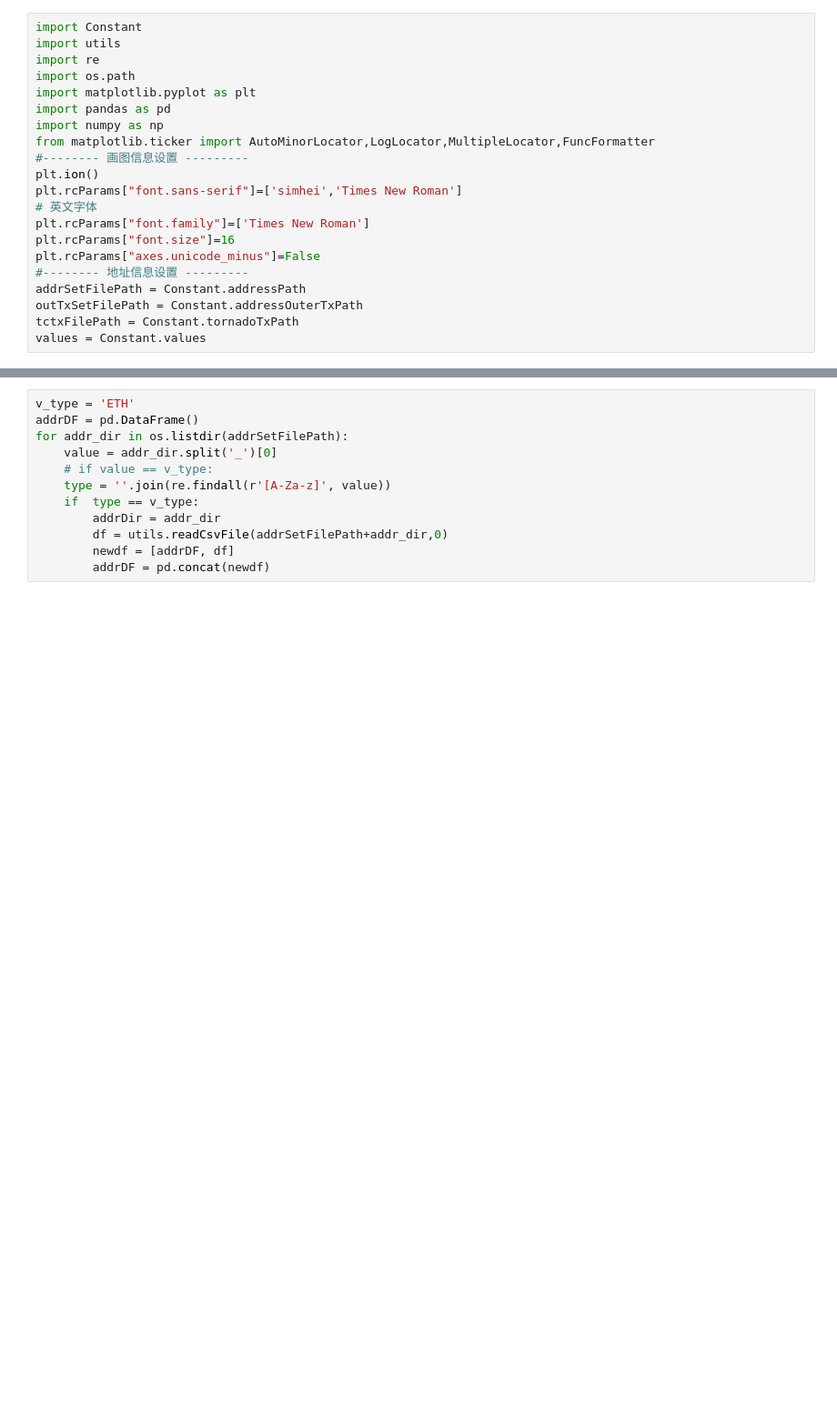
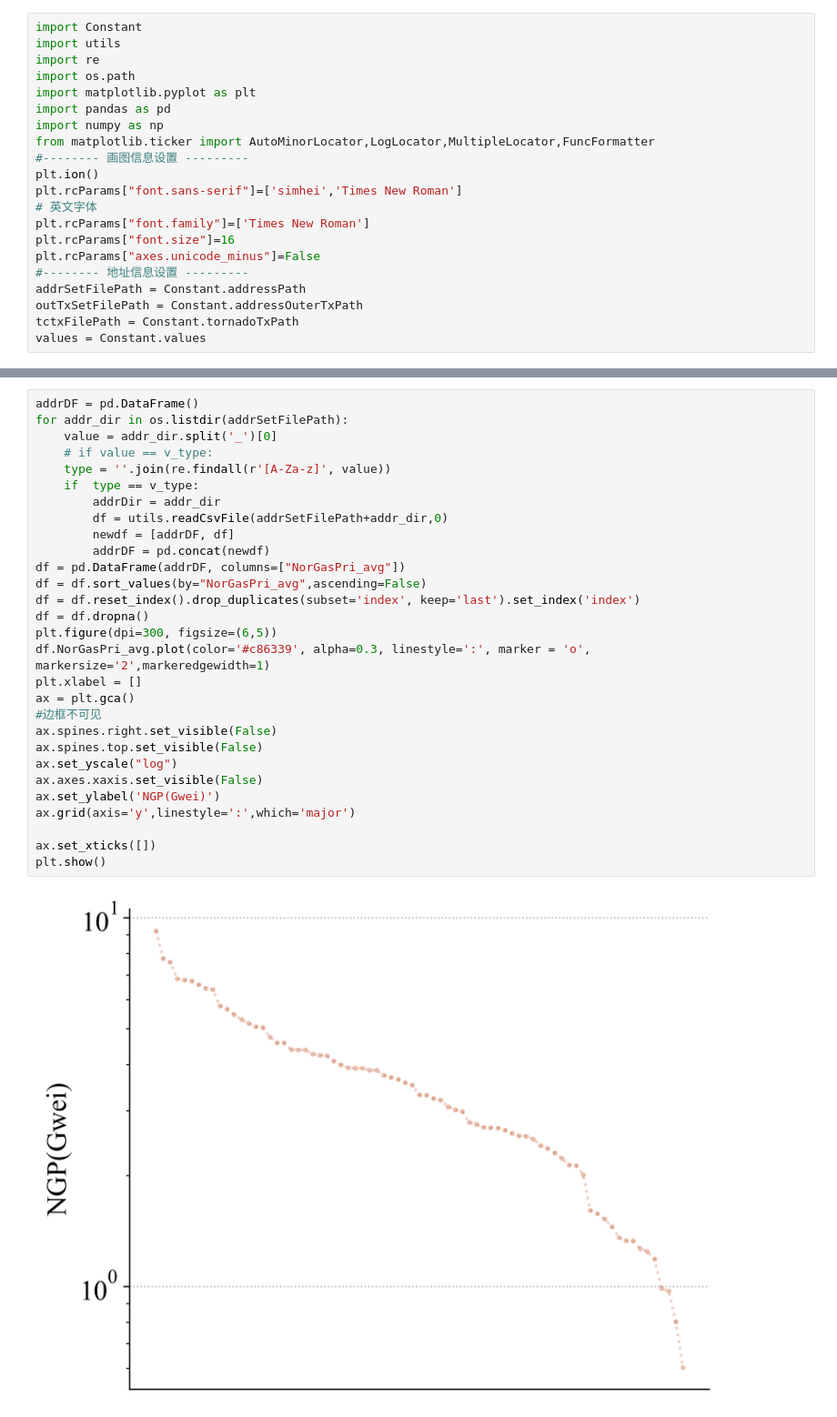
Before and after one commit to Cagayake-1/TornadoCluster, a Jupyter notebook: AprioriDataPre.ipynb, the cells around one changed output, grey strips where cells are left out. Shown: that part at 91% size. Cells and saved outputs as stored; diff of their text form; blank space fills up the shorter version.

```diff
--- a/AprioriDataPre.ipynb
+++ b/AprioriDataPre.ipynb
@@ -265,13 +218,32 @@ f.close()
 # %%
-v_type = 'ETH'
 addrDF = pd.DataFrame()
 for addr_dir in os.listdir(addrSetFilePath):
     value = addr_dir.split('_')[0]
     # if value == v_type:
     type = ''.join(re.findall(r'[A-Za-z]', value))
     if  type == v_type:
         addrDir = addr_dir
         df = utils.readCsvFile(addrSetFilePath+addr_dir,0)
         newdf = [addrDF, df]
         addrDF = pd.concat(newdf)
+df = pd.DataFrame(addrDF, columns=["NorGasPri_avg"])
+df = df.sort_values(by="NorGasPri_avg",ascending=False)
+df = df.reset_index().drop_duplicates(subset='index', keep='last').set_index('index')
+df = df.dropna()
+plt.figure(dpi=300, figsize=(6,5))
+df.NorGasPri_avg.plot(color='#c86339', alpha=0.3, linestyle=':', marker = 'o', markersize='2',markeredgewidth=1)
+plt.xlabel = []
+ax = plt.gca()
+#边框不可见
+ax.spines.right.set_visible(False)
+ax.spines.top.set_visible(False)
+ax.set_yscale("log")
+ax.axes.xaxis.set_visible(False)
+ax.set_ylabel('NGP(Gwei)')
+ax.grid(axis='y',linestyle=':',which='major')
+
+ax.set_xticks([])
+plt.show()
+# %% [output]
+[figure, added]
 # %%
```
Also changed, not shown: parts of 19 cells of this notebook, 6 other files.
